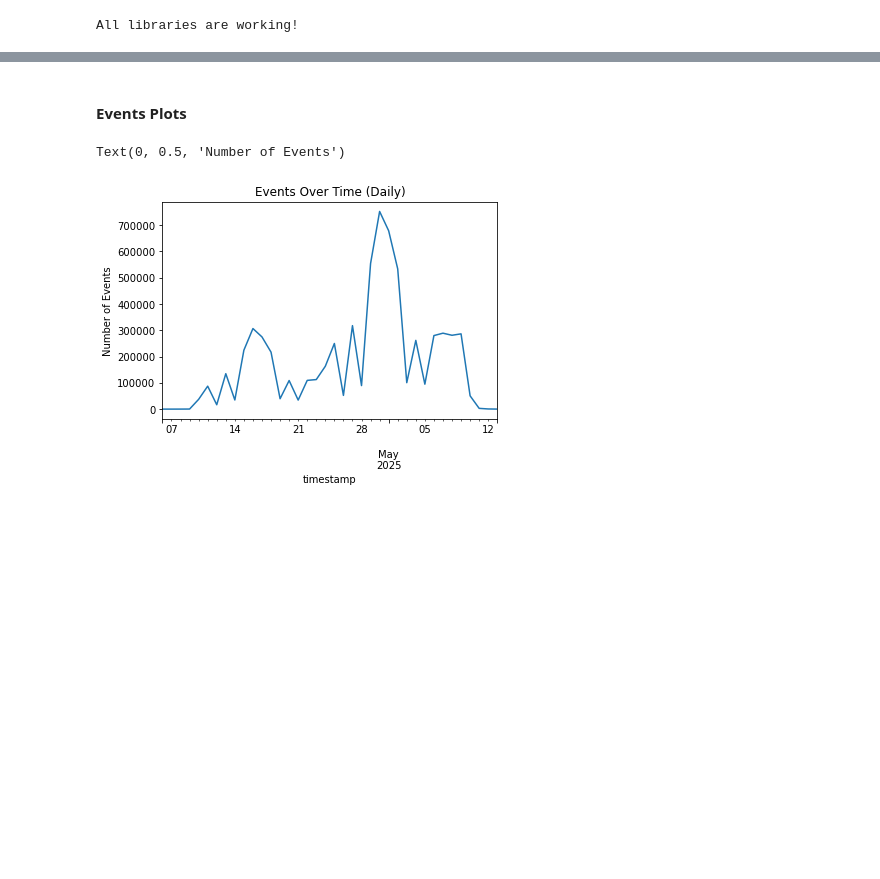
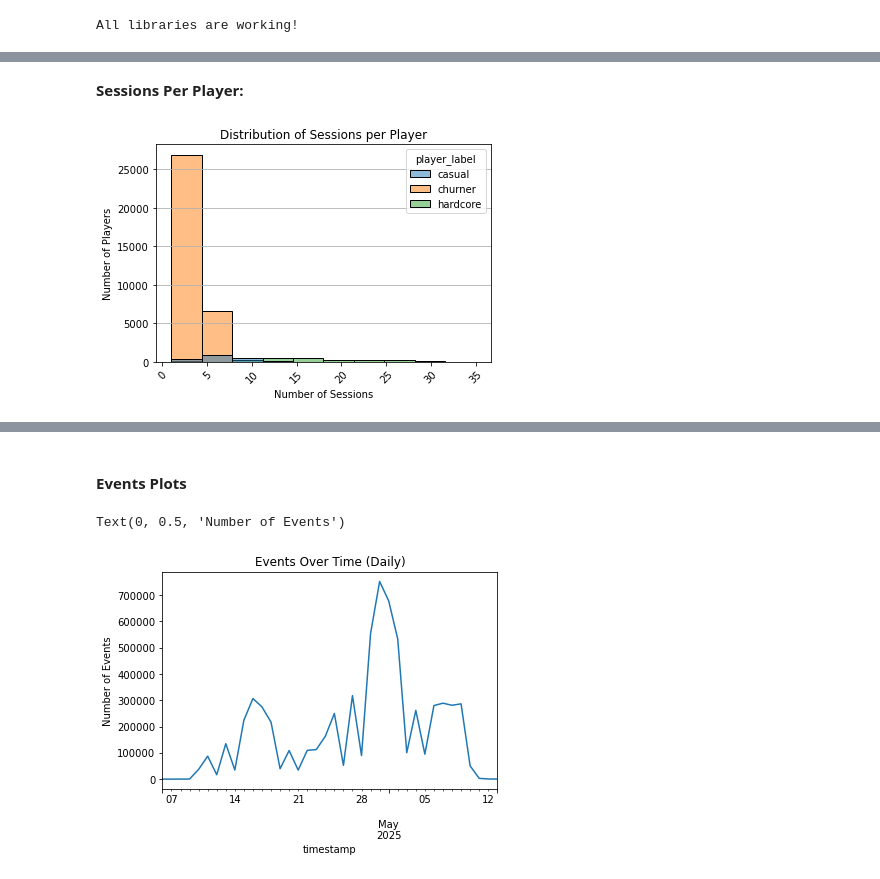
Before and after one commit to ilanharari/gameplay_analysis, a Jupyter notebook: notebooks/02data_visualizations.ipynb, the cells around one changed output, grey strips where cells are left out. Saved outputs shown, nothing was run; the diff lists cells and outputs as text; code cells hidden in the pictures; blank space fills up the shorter version.

```diff
--- a/notebooks/02data_visualizations.ipynb
+++ b/notebooks/02data_visualizations.ipynb
@@ -87,0 +51,18 @@ plt.show()
+# %% [markdown]
+**Sessions Per Player:**
+# %%
+(
+    df_cleaned
+    .groupby(['player_label', 'player_id'])['session_id']
+    .nunique()
+    .reset_index(name='sessions_per_player')
+    .pipe(lambda d: sns.histplot(data=d, x='sessions_per_player', hue='player_label', bins=10))
+)
+plt.title("Distribution of Sessions per Player")
+plt.xlabel("Number of Sessions")
+plt.ylabel("Number of Players")
+plt.xticks(rotation=45)
+plt.grid(axis='y')
+plt.show()
+# %% [output]
+[figure, added]
```
Also changed, not shown: parts of 19 cells of this notebook.
